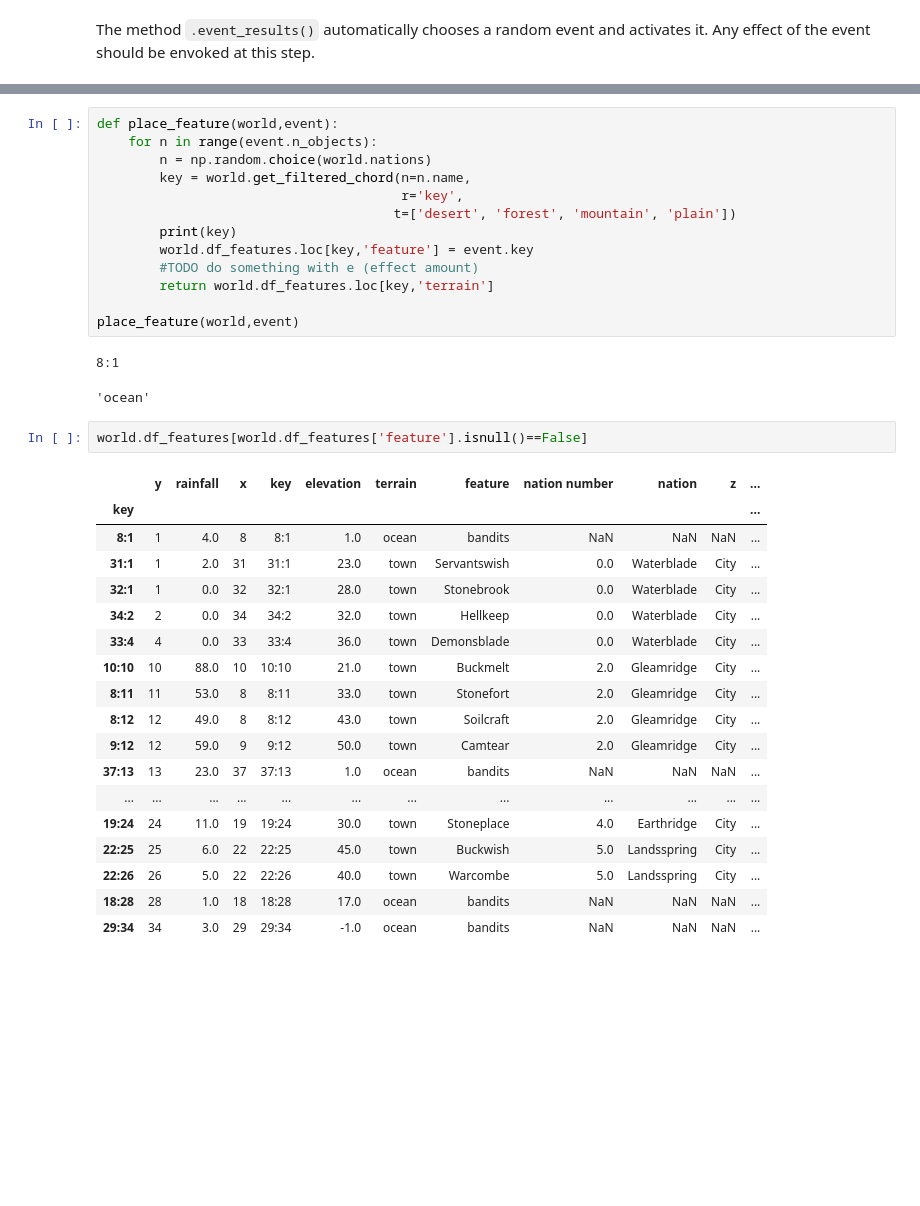
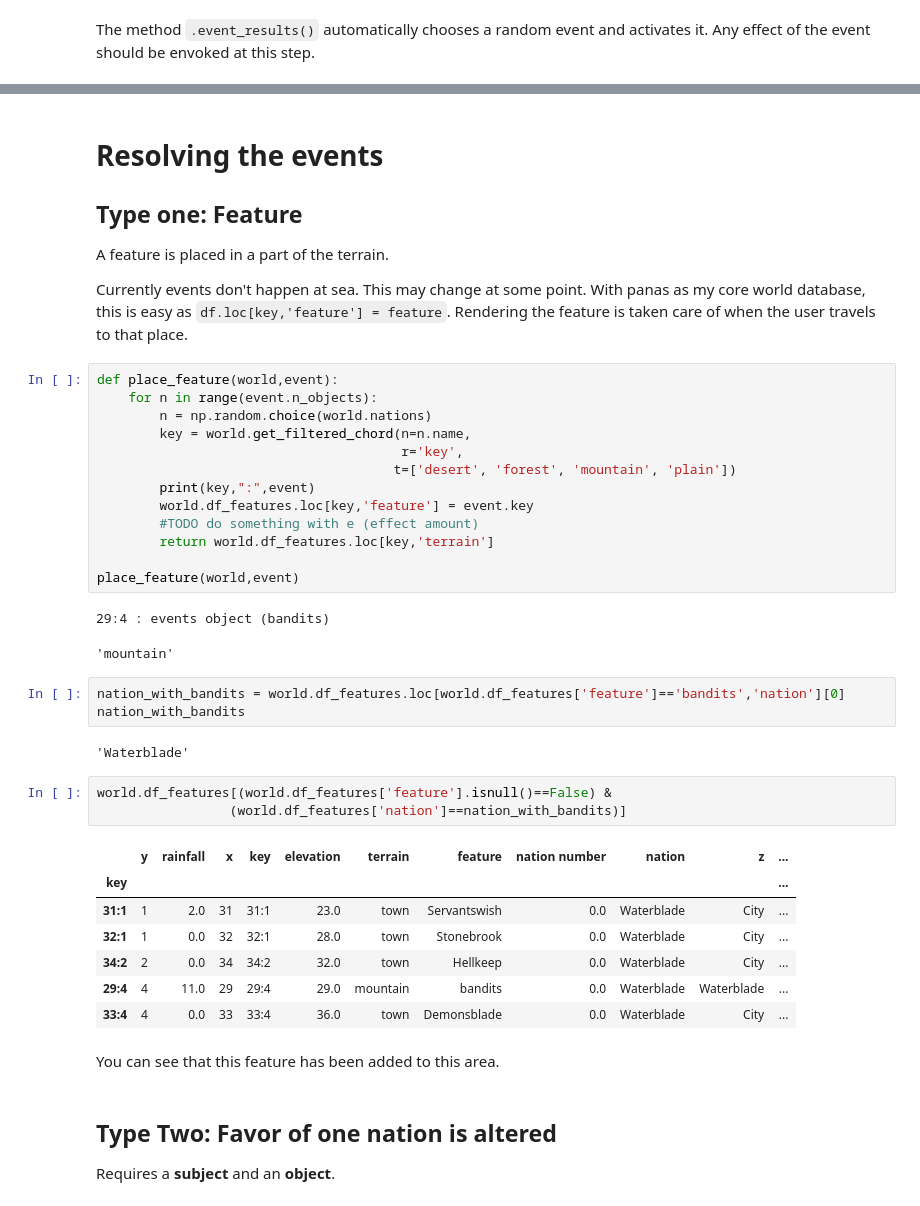
Before and after one commit to BillmanH/dsadventure, a Jupyter notebook: notebooks/Events and Chaos.ipynb, the cells around one changed output, grey strips where cells are left out. Saved outputs shown, nothing was run; the diff lists cells and outputs as text; blank space fills up the shorter version.

```diff
--- a/notebooks/Events and Chaos.ipynb
+++ b/notebooks/Events and Chaos.ipynb
@@ -131,3 +79,11 @@ feature 41
+# %% [markdown]
+# Resolving the events
+
+
+## Type one: Feature
+A feature is placed in a part of the terrain.
+
+Currently events don't happen at sea. This may change at some point. With panas as my core world database, this is easy as `df.loc[key,'feature'] = feature`. Rendering the feature is taken care of when the user travels to that place.
 # %%
 def place_feature(world,event):
     for n in range(event.n_objects):
@@ -135,33 +91,33 @@ def place_feature(world,event):
         key = world.get_filtered_chord(n=n.name,
                                        r='key',
                                       t=['desert', 'forest', 'mountain', 'plain'])
-        print(key)
+        print(key,":",event)
         world.df_features.loc[key,'feature'] = event.key
         #TODO do something with e (effect amount)
         return world.df_features.loc[key,'terrain']
 
 place_feature(world,event)
 # %% [output]
-8:1
+29:4 : events object (bandits)
-'ocean'
+'mountain'
+# %%
+nation_with_bandits = world.df_features.loc[world.df_features['feature']=='bandits','nation'][0]
+nation_with_bandits
+# %% [output]
+'Waterblade'
 # %%
-world.df_features[world.df_features['feature'].isnull()==False]
+world.df_features[(world.df_features['feature'].isnull()==False) &
+                 (world.df_features['nation']==nation_with_bandits)]
 # %% [output]
 |  | y | rainfall | x | key | elevation | terrain | feature | nation number | nation | z | ... |
 | key |  |  |  |  |  |  |  |  |  |  | ... |
-| 8:1 | 1 | 4.0 | 8 | 8:1 | 1.0 | ocean | bandits | NaN | NaN | NaN | ... |
 | 31:1 | 1 | 2.0 | 31 | 31:1 | 23.0 | town | Servantswish | 0.0 | Waterblade | City | ... |
 | 32:1 | 1 | 0.0 | 32 | 32:1 | 28.0 | town | Stonebrook | 0.0 | Waterblade | City | ... |
 | 34:2 | 2 | 0.0 | 34 | 34:2 | 32.0 | town | Hellkeep | 0.0 | Waterblade | City | ... |
+| 29:4 | 4 | 11.0 | 29 | 29:4 | 29.0 | mountain | bandits | 0.0 | Waterblade | Waterblade | ... |
 | 33:4 | 4 | 0.0 | 33 | 33:4 | 36.0 | town | Demonsblade | 0.0 | Waterblade | City | ... |
-| 10:10 | 10 | 88.0 | 10 | 10:10 | 21.0 | town | Buckmelt | 2.0 | Gleamridge | City | ... |
-| 8:11 | 11 | 53.0 | 8 | 8:11 | 33.0 | town | Stonefort | 2.0 | Gleamridge | City | ... |
-| 8:12 | 12 | 49.0 | 8 | 8:12 | 43.0 | town | Soilcraft | 2.0 | Gleamridge | City | ... |
-| 9:12 | 12 | 59.0 | 9 | 9:12 | 50.0 | town | Camtear | 2.0 | Gleamridge | City | ... |
-| 37:13 | 13 | 23.0 | 37 | 37:13 | 1.0 | ocean | bandits | NaN | NaN | NaN | ... |
-| ... | ... | ... | ... | ... | ... | ... | ... | ... | ... | ... | ... |
-| 19:24 | 24 | 11.0 | 19 | 19:24 | 30.0 | town | Stoneplace | 4.0 | Earthridge | City | ... |
-| 22:25 | 25 | 6.0 | 22 | 22:25 | 45.0 | town | Buckwish | 5.0 | Landsspring | City | ... |
-| 22:26 | 26 | 5.0 | 22 | 22:26 | 40.0 | town | Warcombe | 5.0 | Landsspring | City | ... |
-| 18:28 | 28 | 1.0 | 18 | 18:28 | 17.0 | ocean | bandits | NaN | NaN | NaN | ... |
-| 29:34 | 34 | 3.0 | 29 | 29:34 | -1.0 | ocean | bandits | NaN | NaN | NaN | ... |
+# %% [markdown]
+You can see that this feature has been added to this area.
+# %% [markdown]
+## Type Two: Favor of one nation is altered
+Requires a __subject__ and an __object__.
```
Also changed, not shown: parts of 16 cells of this notebook, 4 other files.
